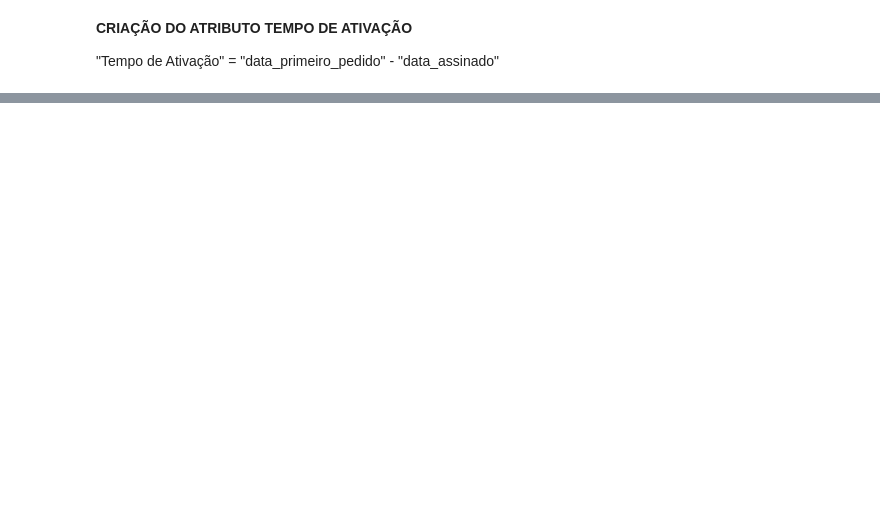
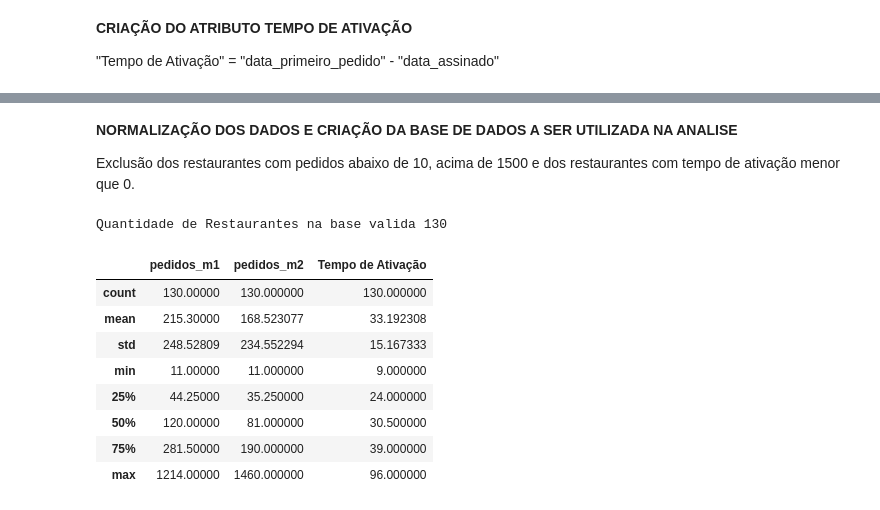
Before and after one commit to canasep/mack_projeto1, a Jupyter notebook: codes/PROJETO_APLICADO_1.ipynb, the cells around one changed output, grey strips where cells are left out. Saved outputs shown, nothing was run; the diff lists cells and outputs as text; code cells hidden in the pictures; blank space fills up the shorter version.

```diff
--- a/codes/PROJETO_APLICADO_1.ipynb
+++ b/codes/PROJETO_APLICADO_1.ipynb
@@ -426,0 +445,24 @@ See the caveats in the documentation: https://pandas.pydata.org/pandas-docs/stab
+# %% [markdown]
+**NORMALIZAÇÃO DOS DADOS E CRIAÇÃO DA BASE DE DADOS A SER UTILIZADA NA ANALISE**
+
+Exclusão dos restaurantes com pedidos abaixo de 10, acima de 1500 e dos restaurantes com tempo de ativação menor que 0.
+# %%
+# NORMALIZAÇÃO DOS DADOS E CRIAÇÃO DA BASE DE DADOS A SER UTILIZADA NA ANALISE
+
+ano2024_validos = ano2024_df[(((ano2024_df['pedidos_m1'] > 10) & (ano2024_df['pedidos_m2'] > 10)) & ((ano2024_df['pedidos_m2'] < 1500) & (ano2024_df['pedidos_m1'] < 1500))) & (ano2024_df['Tempo de Ativação'] > 0)]
+
+## BASE 2024 EXCLUINDO OS RESTAURANTES COM PEDIDOS ABAIXO DE 10
+print("Quantidade de Restaurantes na base valida", len(ano2024_validos))
+
+ano2024_validos[['pedidos_m1', 'pedidos_m2', 'Tempo de Ativação']].describe()
+# %% [output]
+Quantidade de Restaurantes na base valida 130
+|  | pedidos_m1 | pedidos_m2 | Tempo de Ativação |
+| count | 130.00000 | 130.000000 | 130.000000 |
+| mean | 215.30000 | 168.523077 | 33.192308 |
+| std | 248.52809 | 234.552294 | 15.167333 |
+| min | 11.00000 | 11.000000 | 9.000000 |
+| 25% | 44.25000 | 35.250000 | 24.000000 |
+| 50% | 120.00000 | 81.000000 | 30.500000 |
+| 75% | 281.50000 | 190.000000 | 39.000000 |
+| max | 1214.00000 | 1460.000000 | 96.000000 |
```
Also changed, not shown: parts of 9 cells of this notebook.
